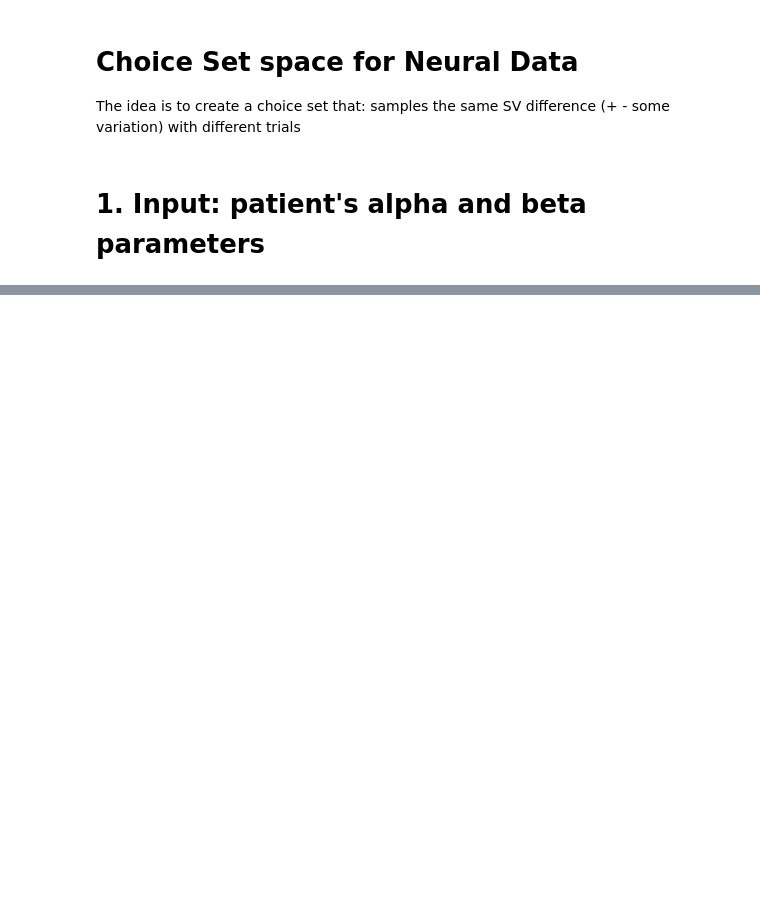
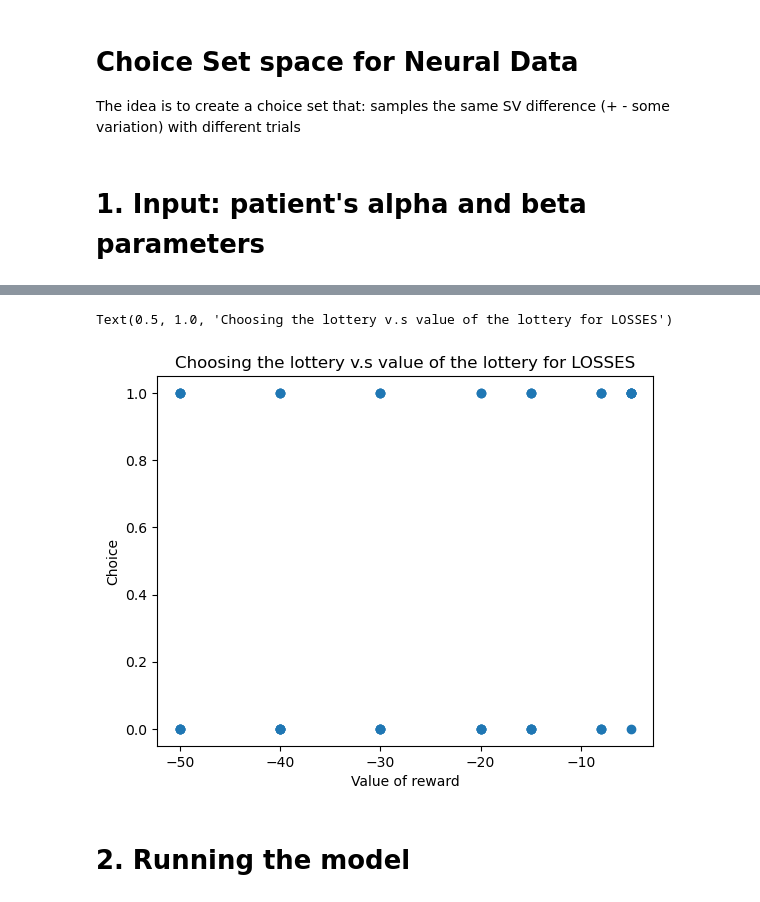
Before and after one commit to CDN-Lab/Intracraneal_electrodes, a Jupyter notebook: uncertaintyencoding.ipynb, the cells around one changed output, grey strips where cells are left out. Cells and saved outputs as stored; diff of their text form; code cells hidden in the pictures; blank space fills up the shorter version.

```diff
--- a/uncertaintyencoding.ipynb
+++ b/uncertaintyencoding.ipynb
@@ -27,3 +92,17 @@ parameters
+# %%
+#Scatter Plot
+plt.figure()
+x =dfloss['value_reward']
+y= dfloss['crdm_choice']
+plt.scatter(x,y)
+plt.xlabel('Value of reward')
+plt.ylabel('Choice')
+plt.title('Choosing the lottery v.s value of the lottery for LOSSES')
+# %% [output]
+Text(0.5, 1.0, 'Choosing the lottery v.s value of the lottery for LOSSES')
+[figure, added]
+# %% [markdown]
+# 2. Running the model
 # %%
 
 #Define the parameter values for the given participant.
```
Also changed, not shown: parts of 7 cells of this notebook.
